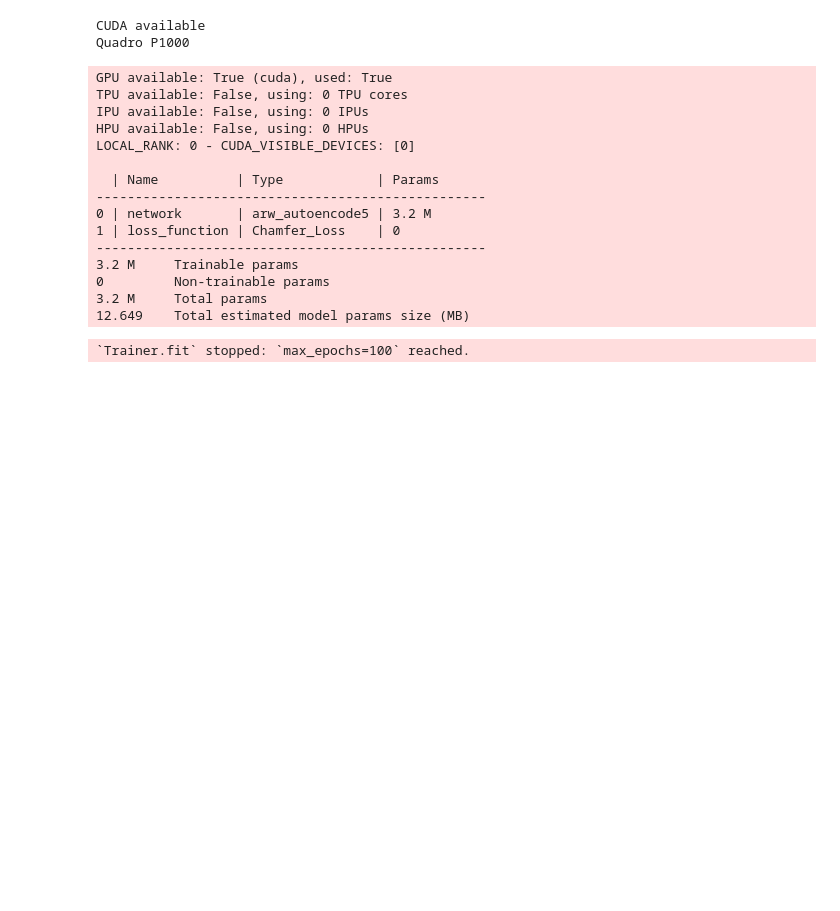
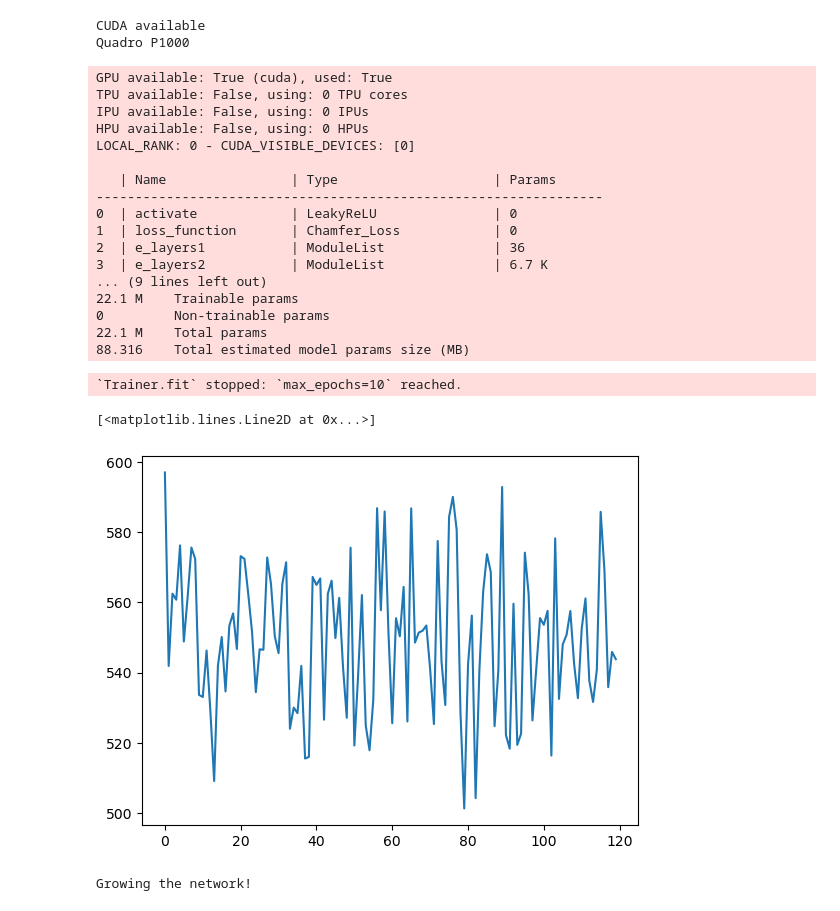
Before and after one commit to awilzman/mbl, a Jupyter notebook: anybone/train.ipynb, the cells around one changed output. Drawn from its saved outputs; the diff is of its cells as text; code cells hidden in the pictures; blank space fills up the shorter version.

```diff
--- a/anybone/train.ipynb
+++ b/anybone/train.ipynb
@@ -206,12 +208,17 @@ class arw_lightning(pl.LightningModule):
         optimizer = torch.optim.Adam(self.parameters(), lr=self.learning_rate, weight_decay=self.wtdecay)
         return optimizer
 # %%
-def train_autoencoder(train_dataset, network, epochs, learning_rate, wtdecay, batch_size, loss_function, print_interval, device, input_cols='', workers=4):
+def train_autoencoder(train_dataset, network, epochs, learning_rate, wtdecay, batch_size, print_interval, device, input_cols='', workers=4):
+    model = network  # Use the provided network instance
+    train_loader = DataLoader(train_dataset, batch_size=batch_size, num_workers=workers, shuffle=True, persistent_workers=True)
+
     trainer = pl.Trainer(max_epochs=epochs, accelerator='cuda' if device.type == 'cuda' else 'cpu')
-    model = arw_lightning(network, loss_function, learning_rate, wtdecay, print_interval, input_cols)
-    train_loader = DataLoader(train_dataset, batch_size=batch_size, num_workers=workers, shuffle=True, persistent_workers=True)
     trainer.fit(model, train_loader)
-    return model.network, model.trainer.logged_metrics['train_loss']
+
+    # Access losses directly from the model
+    all_losses = model.training_losses
+
+    return model, all_losses
 # %%
 samps = os.listdir(directory+'Compressed/')
 data = []
@@ -372,31 +396,38 @@ else:
 device = torch.device('cuda' if torch.cuda.is_available() else 'cpu')
 seed = torch.randint(1, 85458,(1,)).item()
 torch.manual_seed(seed)
-epochs = 100
-LR = 1e-3
+epochs = 10
+LR = 1e-4
 wtd = 1e-5
-batch = 64
-loss = Chamfer_Loss()
+batch = 16
+loss_funct = Chamfer_Loss()
 pint = 10
+
+network = arw_autoencode5(512,loss_funct,LR,wtd)
 # %% [output]
 CUDA available
 Quadro P1000
 # %%
-trained_network, loss = train_autoencoder(surf, network, epochs, LR, wtd, batch, loss, pint, device)
+network, losses = train_autoencoder(surf, network, epochs, LR, wtd, batch, pint, device)
+plt.plot(losses)
 # %% [output]
 GPU available: True (cuda), used: True
 TPU available: False, using: 0 TPU cores
 IPU available: False, using: 0 IPUs
 HPU available: False, using: 0 HPUs
 LOCAL_RANK: 0 - CUDA_VISIBLE_DEVICES: [0]
 
-  | Name          | Type            | Params
---------------------------------------------------
-0 | network       | arw_autoencode5 | 3.2 M
-1 | loss_function | Chamfer_Loss    | 0
---------------------------------------------------
-3.2 M     Trainable params
+   | Name                | Type                    | Params
+-----------------------------------------------------------------
+0  | activate            | LeakyReLU               | 0
+1  | loss_function       | Chamfer_Loss            | 0
+2  | e_layers1           | ModuleList              | 36
+3  | e_layers2           | ModuleList              | 6.7 K
+... (9 lines left out)
+22.1 M    Trainable params
 0         Non-trainable params
-3.2 M     Total params
-12.649    Total estimated model params size (MB)
+22.1 M    Total params
+88.316    Total estimated model params size (MB)
-`Trainer.fit` stopped: `max_epochs=100` reached.
+`Trainer.fit` stopped: `max_epochs=10` reached.
+[<matplotlib.lines.Line2D at 0x...>]
+[figure, added]
@@ -402,0 +474,4 @@ LOCAL_RANK: 0 - CUDA_VISIBLE_DEVICES: [0]
+# %%
+network = grow_network(network,losses)
+# %% [output]
+Growing the network!
```
Also changed, not shown: parts of 8 cells of this notebook, 19 other files.
